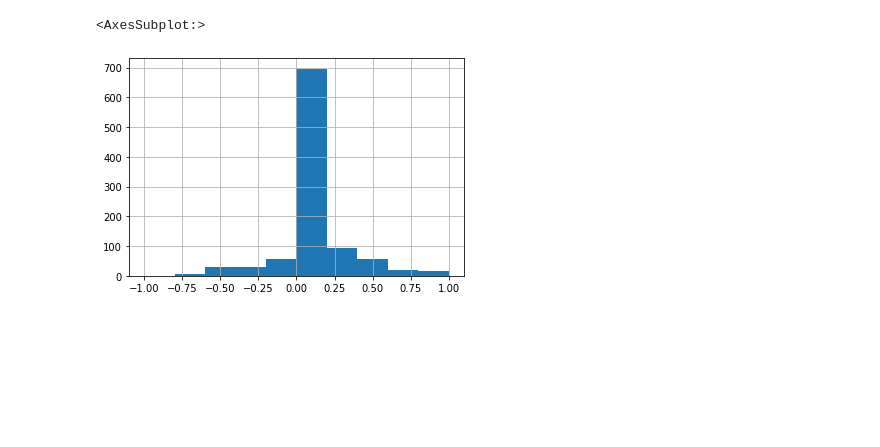
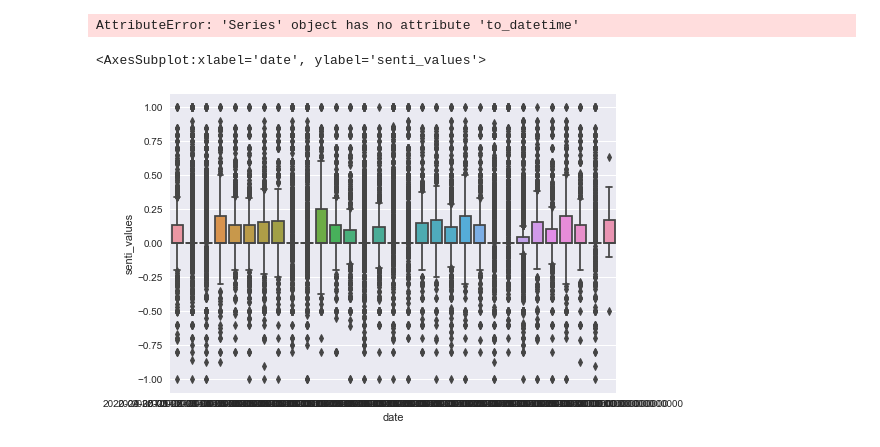
Before and after one commit to tomashege/research_project, a Jupyter notebook: Tomas/notebooks/Analysis.ipynb, the cells around one changed output. Drawn from its saved outputs; the diff is of its cells as text; code cells hidden in the pictures; blank space fills up the shorter version.

```diff
--- a/Tomas/notebooks/Analysis.ipynb
+++ b/Tomas/notebooks/Analysis.ipynb
@@ -155,17 +150,53 @@ plt.show()
 # %%
 # Sentimnet
-
+#https://www.machinelearningplus.com/time-series/time-series-analysis-python/
 def get_sent(text):
     temp = ""
     for i in text:
         temp += i + " "
     return TextBlob(temp).sentiment.polarity
 
-tweet_senti_values = tweets['tokenised'].apply(lambda x : get_sent(x))
-tweet_senti_values.hist()
+tweets['senti_values'] = tweets['tokenised'].apply(lambda x : get_sent(x))
-# %% [output]
-<AxesSubplot:>
-[figure, removed]
+# %%
+# get the important dates first.
+path = "/Users/tomashegewisch/research_project/Tomas/data/time_line.csv"
+import csv
+time_line = []
+with open(path) as text_file:
+    csv_reader = csv.reader(text_file, delimiter=';')
+    for i in csv_reader:
+        time_line.append(i)
+#time_line[100]
+
+# Encode the date
+time_line = pd.DataFrame(time_line, columns=time_line.pop(0))
+time_line["Date"].to_datetime()
+# %% [output]
+AttributeError: 'Series' object has no attribute 'to_datetime'
+# %%
+# Import data
+# x = tweets['date'].values
+# y1 = tweets['senti_values'].values
+# plt.style.use('seaborn')
+
+
+# plt.plot('date', 'senti_values', data=tweets, linestyle='', marker='o', markersize=0.7)
+# plt.xlabel('Date')
+# plt.ylabel('Sentiment Value')
+# plt.title('Overplotting looks like that:', loc='left')
+# Plot
+# fig, ax = plt.subplots(1, 1, figsize=(16,5), dpi= 120)
+# #plt.fill_between(x, y1=y1, alpha=0.5, linewidth=0.5, color='seagreen')
+# #plt.plot(x, y1, '.')
+# plt.ylim(-1.0, 1.0)
+# plt.title('Sentiment overtime', fontsize=16)
+# #plt.hlines(y=0, xmin=np.min(tweets.date), xmax=np.max(tweets.date), linewidth=.5)
+# plt.show()
+
+sns.boxplot(x='date', y='senti_values', data=tweets)
+# %% [output]
+<AxesSubplot:xlabel='date', ylabel='senti_values'>
+[figure, added]
 # %%
 word_list_counter = Counter(word_list[0])
 def get_sent_for_top_words(text, lookout_word):
```
Also changed, not shown: parts of 11 cells of this notebook, 2 other files.
